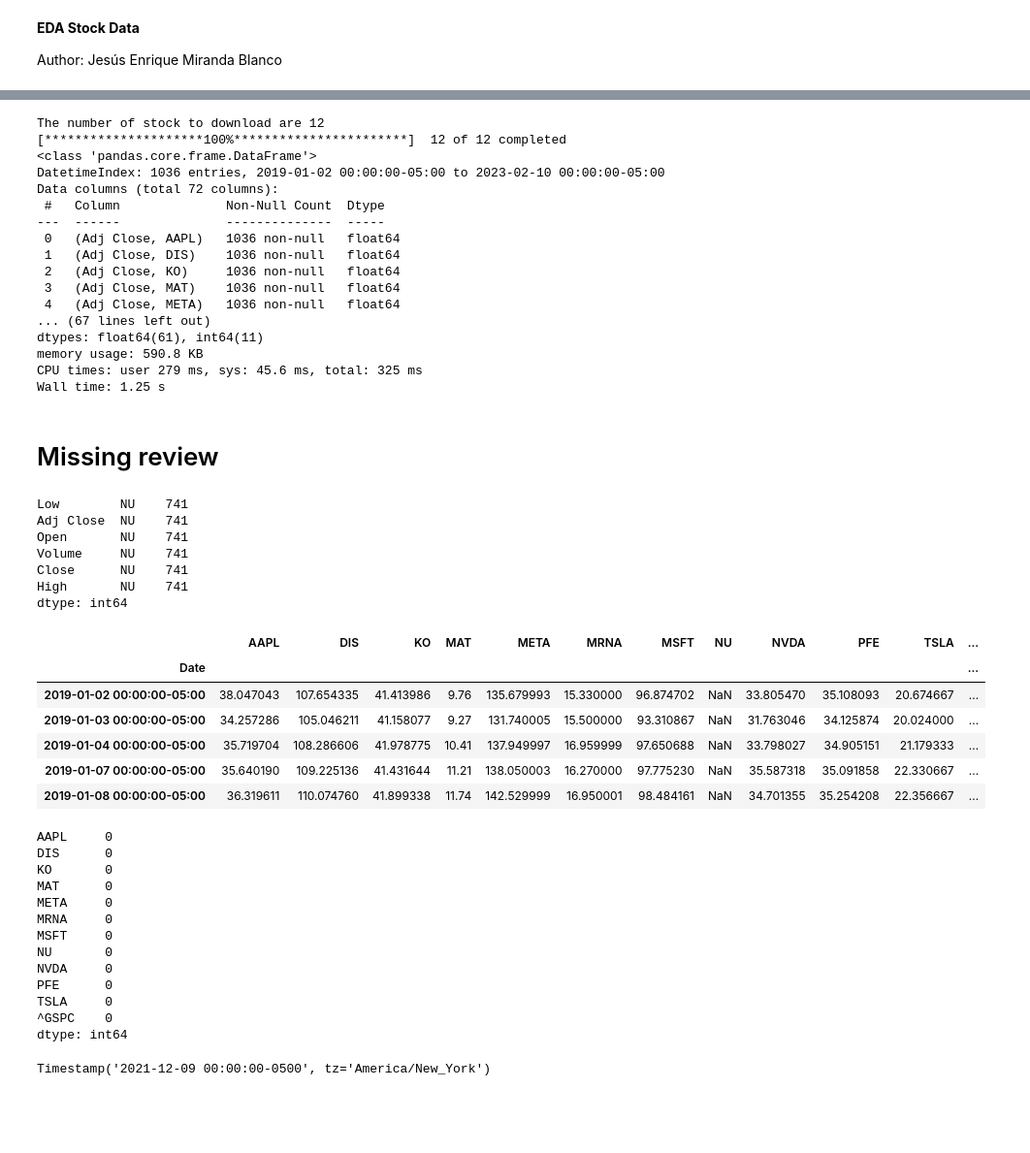
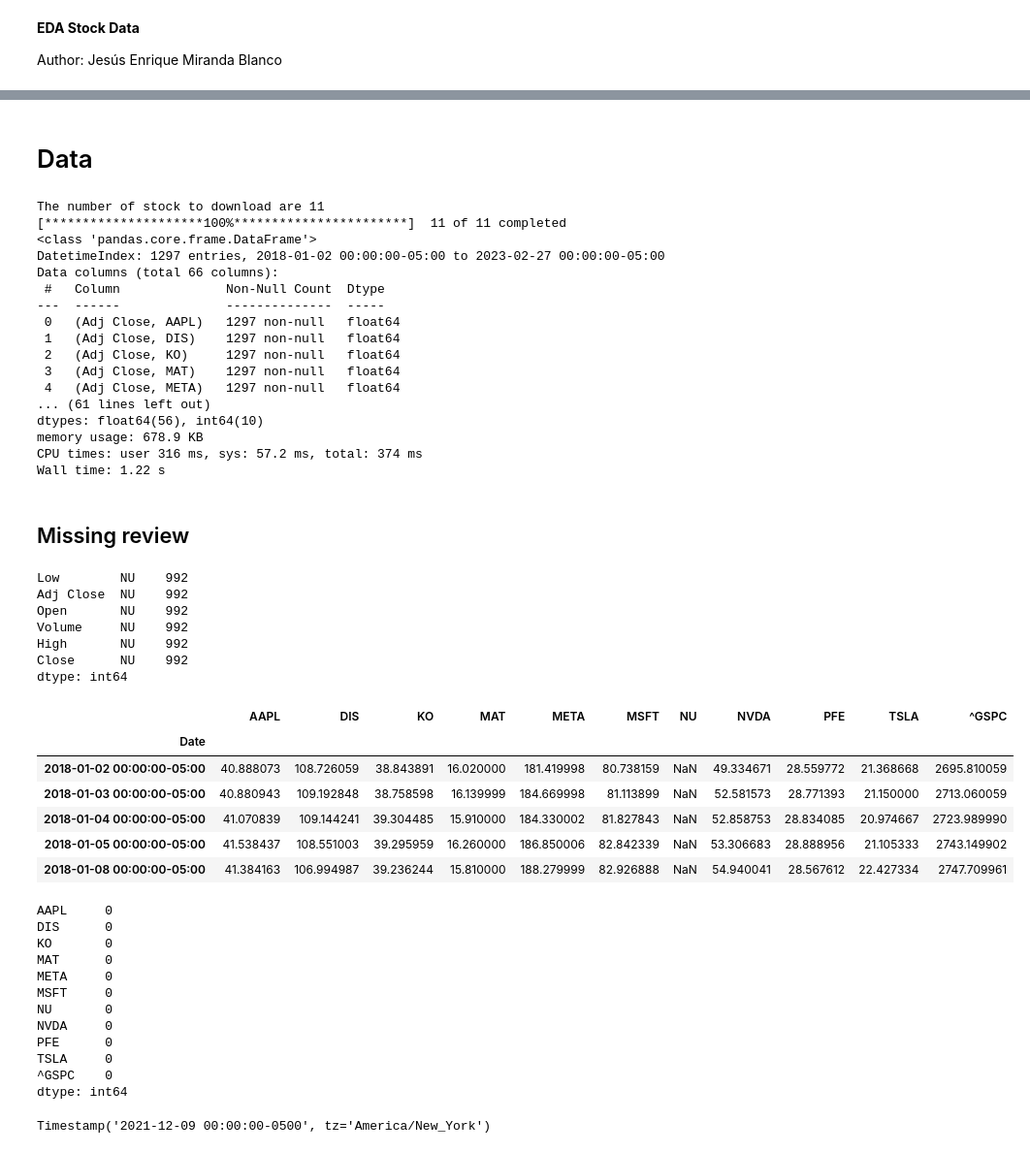
Before and after one commit to jesusmb230795/class_financial_mathematics, a Jupyter notebook: notebooks/class/1.4.EDA_stock_data.ipynb, the cells around one changed output, grey strips where cells are left out. Shown at 97% size. Saved outputs shown, nothing was run; the diff lists cells and outputs as text; code cells hidden in the pictures; blank space fills up the shorter version.

Commit message:
Update stock EDA

```diff
--- a/notebooks/class/1.4.EDA_stock_data.ipynb
+++ b/notebooks/class/1.4.EDA_stock_data.ipynb
@@ -24,57 +28,59 @@ Today's date: 2023-02-13
+# %% [markdown]
+# Data
 # %%
 %%time
-start_date = "2019-01-01"
-tickers = ['MAT','DIS','KO', 'NVDA','PFE','MRNA', "AAPL", "META", "TSLA", "^GSPC","MSFT", "NU"]
+start_date = "2018-01-01"
+tickers = ['MAT','DIS','KO', 'NVDA','PFE', "AAPL", "META", "TSLA", "^GSPC","MSFT", "NU"]
 print(f"The number of stock to download are {len(tickers)}")
 all_data = yf.download(tickers, start_date, yesterday)
 all_data.info()
 # %% [output]
-The number of stock to download are 12
-[*********************100%***********************]  12 of 12 completed
+The number of stock to download are 11
+[*********************100%***********************]  11 of 11 completed
 <class 'pandas.core.frame.DataFrame'>
-DatetimeIndex: 1036 entries, 2019-01-02 00:00:00-05:00 to 2023-02-10 00:00:00-05:00
-Data columns (total 72 columns):
+DatetimeIndex: 1297 entries, 2018-01-02 00:00:00-05:00 to 2023-02-27 00:00:00-05:00
+Data columns (total 66 columns):
  #   Column              Non-Null Count  Dtype
 ---  ------              --------------  -----
- 0   (Adj Close, AAPL)   1036 non-null   float64
- 1   (Adj Close, DIS)    1036 non-null   float64
- 2   (Adj Close, KO)     1036 non-null   float64
- 3   (Adj Close, MAT)    1036 non-null   float64
- 4   (Adj Close, META)   1036 non-null   float64
-... (67 lines left out)
-dtypes: float64(61), int64(11)
-memory usage: 590.8 KB
-CPU times: user 279 ms, sys: 45.6 ms, total: 325 ms
-Wall time: 1.25 s
+ 0   (Adj Close, AAPL)   1297 non-null   float64
+ 1   (Adj Close, DIS)    1297 non-null   float64
+ 2   (Adj Close, KO)     1297 non-null   float64
+ 3   (Adj Close, MAT)    1297 non-null   float64
+ 4   (Adj Close, META)   1297 non-null   float64
+... (61 lines left out)
+dtypes: float64(56), int64(10)
+memory usage: 678.9 KB
+CPU times: user 316 ms, sys: 57.2 ms, total: 374 ms
+Wall time: 1.22 s
 # %% [markdown]
-# Missing review
+## Missing review
 # %%
 df_missings_agg = all_data.isna().sum().sort_values()
 df_missings_agg[
     df_missings_agg > 0
 ]
 # %% [output]
-Low        NU    741
-Adj Close  NU    741
-Open       NU    741
-Volume     NU    741
-Close      NU    741
-High       NU    741
+Low        NU    992
+Adj Close  NU    992
+Open       NU    992
+Volume     NU    992
+High       NU    992
+Close      NU    992
 dtype: int64
 # %%
-adj_close_data = all_data["Adj Close"].copy()
-adj_close_data.head()
+adj_close_data_completed = all_data["Adj Close"].copy()
+adj_close_data_completed.head()
 # %% [output]
-|  | AAPL | DIS | KO | MAT | META | MRNA | MSFT | NU | NVDA | PFE | TSLA | ... |
-| Date |  |  |  |  |  |  |  |  |  |  |  | ... |
-| 2019-01-02 00:00:00-05:00 | 38.047043 | 107.654335 | 41.413986 | 9.76 | 135.679993 | 15.330000 | 96.874702 | NaN | 33.805470 | 35.108093 | 20.674667 | ... |
-| 2019-01-03 00:00:00-05:00 | 34.257286 | 105.046211 | 41.158077 | 9.27 | 131.740005 | 15.500000 | 93.310867 | NaN | 31.763046 | 34.125874 | 20.024000 | ... |
-| 2019-01-04 00:00:00-05:00 | 35.719704 | 108.286606 | 41.978775 | 10.41 | 137.949997 | 16.959999 | 97.650688 | NaN | 33.798027 | 34.905151 | 21.179333 | ... |
-| 2019-01-07 00:00:00-05:00 | 35.640190 | 109.225136 | 41.431644 | 11.21 | 138.050003 | 16.270000 | 97.775230 | NaN | 35.587318 | 35.091858 | 22.330667 | ... |
-| 2019-01-08 00:00:00-05:00 | 36.319611 | 110.074760 | 41.899338 | 11.74 | 142.529999 | 16.950001 | 98.484161 | NaN | 34.701355 | 35.254208 | 22.356667 | ... |
+|  | AAPL | DIS | KO | MAT | META | MSFT | NU | NVDA | PFE | TSLA | ^GSPC |
+| Date |  |  |  |  |  |  |  |  |  |  |  |
+| 2018-01-02 00:00:00-05:00 | 40.888073 | 108.726059 | 38.843891 | 16.020000 | 181.419998 | 80.738159 | NaN | 49.334671 | 28.559772 | 21.368668 | 2695.810059 |
+| 2018-01-03 00:00:00-05:00 | 40.880943 | 109.192848 | 38.758598 | 16.139999 | 184.669998 | 81.113899 | NaN | 52.581573 | 28.771393 | 21.150000 | 2713.060059 |
+| 2018-01-04 00:00:00-05:00 | 41.070839 | 109.144241 | 39.304485 | 15.910000 | 184.330002 | 81.827843 | NaN | 52.858753 | 28.834085 | 20.974667 | 2723.989990 |
+| 2018-01-05 00:00:00-05:00 | 41.538437 | 108.551003 | 39.295959 | 16.260000 | 186.850006 | 82.842339 | NaN | 53.306683 | 28.888956 | 21.105333 | 2743.149902 |
+| 2018-01-08 00:00:00-05:00 | 41.384163 | 106.994987 | 39.236244 | 15.810000 | 188.279999 | 82.926888 | NaN | 54.940041 | 28.567612 | 22.427334 | 2747.709961 |
 # %%
-adj_close_data[
-    adj_close_data.NU.notna()
+adj_close_data_completed[
+    adj_close_data_completed.NU.notna()
 ].isna().sum()#.index.min()
 # %% [output]
 AAPL     0
@@ -82,7 +88,6 @@ DIS      0
 KO       0
 MAT      0
 META     0
-MRNA     0
 MSFT     0
 NU       0
 NVDA     0
```
Also changed, not shown: parts of 68 cells of this notebook, 5 other files.
